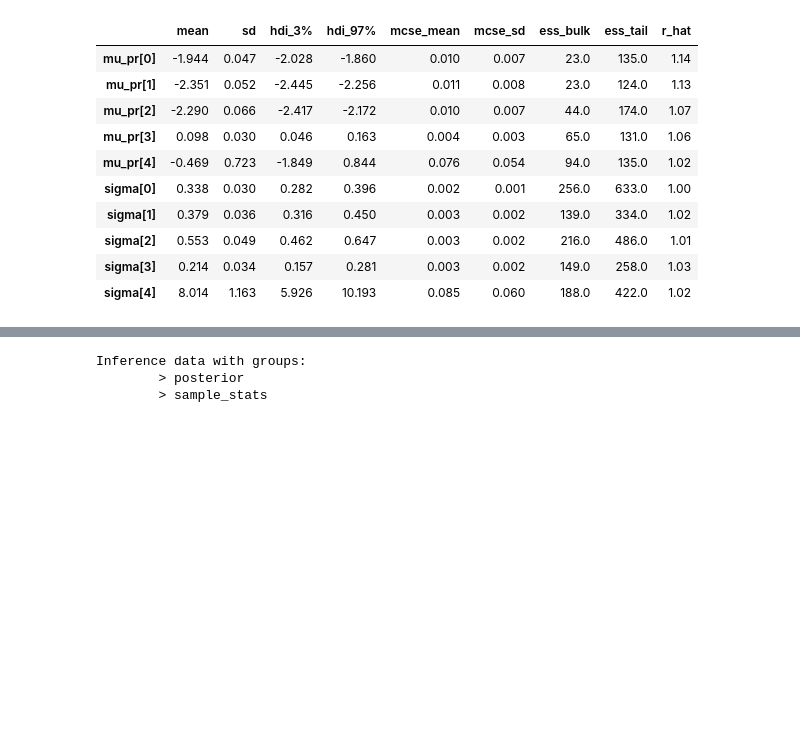
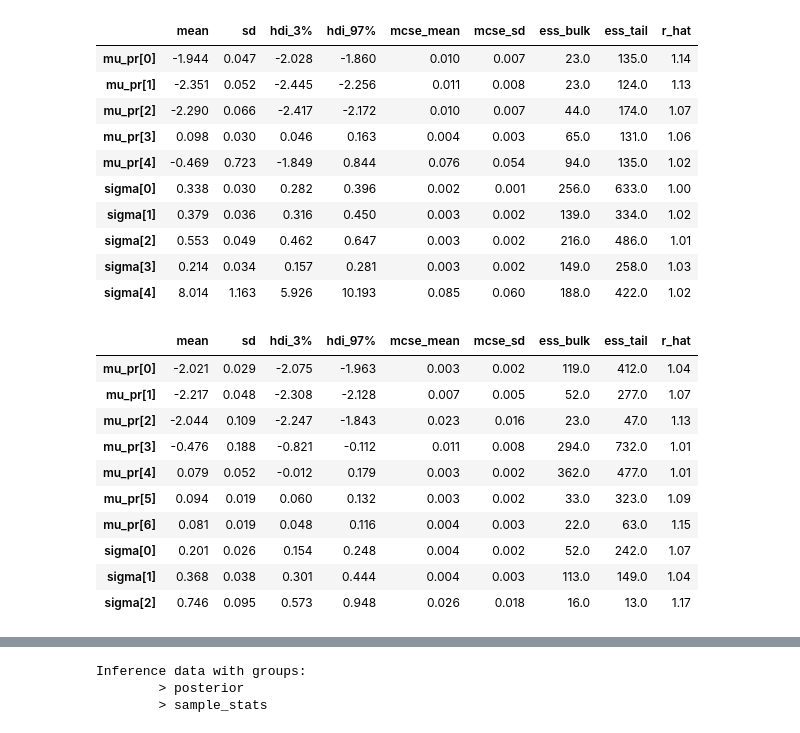
Before and after one commit to deckyblue/sparklyRGT, a Jupyter notebook: Pystan/HDI/langdon_posterior_figures.ipynb, the cells around one changed output, grey strips where cells are left out. Saved outputs shown, nothing was run; the diff lists cells and outputs as text; code cells hidden in the pictures; blank space fills up the shorter version.

```diff
--- a/Pystan/HDI/langdon_posterior_figures.ipynb
+++ b/Pystan/HDI/langdon_posterior_figures.ipynb
@@ -100,3 +105,17 @@ az.summary(classic_pscale_fit).head(10)
 | sigma[2] | 0.553 | 0.049 | 0.462 | 0.647 | 0.003 | 0.002 | 216.0 | 486.0 | 1.01 |
 | sigma[3] | 0.214 | 0.034 | 0.157 | 0.281 | 0.003 | 0.002 | 149.0 | 258.0 | 1.03 |
 | sigma[4] | 8.014 | 1.163 | 5.926 | 10.193 | 0.085 | 0.060 | 188.0 | 422.0 | 1.02 |
+# %%
+az.summary(classic_pindep_fit).head(10)
+# %% [output]
+|  | mean | sd | hdi_3% | hdi_97% | mcse_mean | mcse_sd | ess_bulk | ess_tail | r_hat |
+| mu_pr[0] | -2.021 | 0.029 | -2.075 | -1.963 | 0.003 | 0.002 | 119.0 | 412.0 | 1.04 |
+| mu_pr[1] | -2.217 | 0.048 | -2.308 | -2.128 | 0.007 | 0.005 | 52.0 | 277.0 | 1.07 |
+| mu_pr[2] | -2.044 | 0.109 | -2.247 | -1.843 | 0.023 | 0.016 | 23.0 | 47.0 | 1.13 |
+| mu_pr[3] | -0.476 | 0.188 | -0.821 | -0.112 | 0.011 | 0.008 | 294.0 | 732.0 | 1.01 |
+| mu_pr[4] | 0.079 | 0.052 | -0.012 | 0.179 | 0.003 | 0.002 | 362.0 | 477.0 | 1.01 |
+| mu_pr[5] | 0.094 | 0.019 | 0.060 | 0.132 | 0.003 | 0.002 | 33.0 | 323.0 | 1.09 |
+| mu_pr[6] | 0.081 | 0.019 | 0.048 | 0.116 | 0.004 | 0.003 | 22.0 | 63.0 | 1.15 |
+| sigma[0] | 0.201 | 0.026 | 0.154 | 0.248 | 0.004 | 0.002 | 52.0 | 242.0 | 1.07 |
+| sigma[1] | 0.368 | 0.038 | 0.301 | 0.444 | 0.004 | 0.003 | 113.0 | 149.0 | 1.04 |
+| sigma[2] | 0.746 | 0.095 | 0.573 | 0.948 | 0.026 | 0.018 | 16.0 | 13.0 | 1.17 |
```
Also changed, not shown: parts of 7 cells of this notebook, 1 other file.
